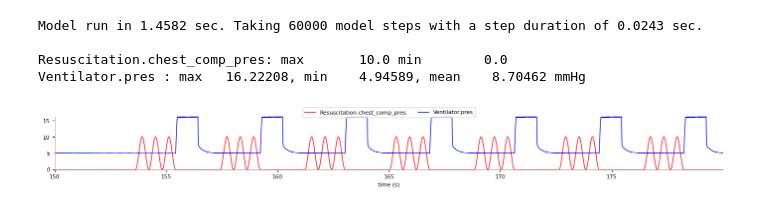
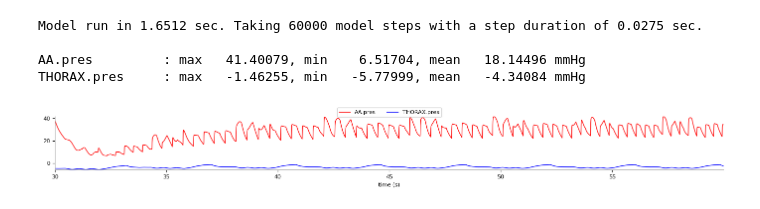
Before and after one commit to Dobutamine/explain-pypy, a Jupyter notebook: tutorial.ipynb, the cells around one changed output. Cells and saved outputs as stored; diff of their text form; code cells hidden in the pictures.

Commit message:
added resuscitation and big fix

```diff
--- a/tutorial.ipynb
+++ b/tutorial.ipynb
@@ -9,0 +1,14 @@ Model run in 2.4441 sec. Taking 120000 model steps with a step duration of 0.020
+# %%
+from explain import ModelEngine, baseline_term_neonate, adult, normal_pregnant
+model = ModelEngine(baseline_term_neonate)
+model.models["Resuscitation"].switch_cpr(True)
+
+model.models["Resuscitation"].chest_comp_no = 3
+model.models["Resuscitation"].chest_comp_freq = 100
+model.models["Resuscitation"].chest_comp_max_pres = 10
+model.models["Resuscitation"].chest_comp_cont = False
+
+model.models["Resuscitation"].vent_no = 1
+model.models["Resuscitation"].vent_freq = 30
+
+model.plot(["AA.pres"], fill=False, time_to_calculate=30)
@@ -10,19 +21,19 @@ Model run in 2.4441 sec. Taking 120000 model steps with a step duration of 0.020
+# %%
+model.models["LV"].el_max_factor = 0.01
+model.models["RV"].el_max_factor = 0.01
 # %%
-model.models["Resuscitation"].switch_cpr(True)
-
 model.models["Resuscitation"].chest_comp_no = 3
 model.models["Resuscitation"].chest_comp_freq = 100
+model.models["Resuscitation"].chest_comp_max_pres = 10
 model.models["Resuscitation"].chest_comp_cont = False
 
 model.models["Resuscitation"].vent_no = 1
 model.models["Resuscitation"].vent_freq = 30
-model.models["Resuscitation"].vent_cont = False
-model.models["Resuscitation"].chest_comp_cont = False
 
-model.plot(["Resuscitation.chest_comp_pres", "Ventilator.pres"], fill=False, time_to_calculate=30)
+model.plot(["AA.pres", "THORAX.pres"], fill=False, time_to_calculate=30)
 # %% [output]
-Model run in 1.4582 sec. Taking 60000 model steps with a step duration of 0.0243 sec.
+Model run in 1.6512 sec. Taking 60000 model steps with a step duration of 0.0275 sec.
 
-Resuscitation.chest_comp_pres: max       10.0 min        0.0
-Ventilator.pres : max   16.22208, min    4.94589, mean    8.70462 mmHg
+AA.pres         : max   41.40079, min    6.51704, mean   18.14496 mmHg
+THORAX.pres     : max   -1.46255, min   -5.77999, mean   -4.34084 mmHg
-[figure, old version]
+[figure, new version]
```
Also changed, not shown: parts of 4 cells of this notebook, 1 other file.
